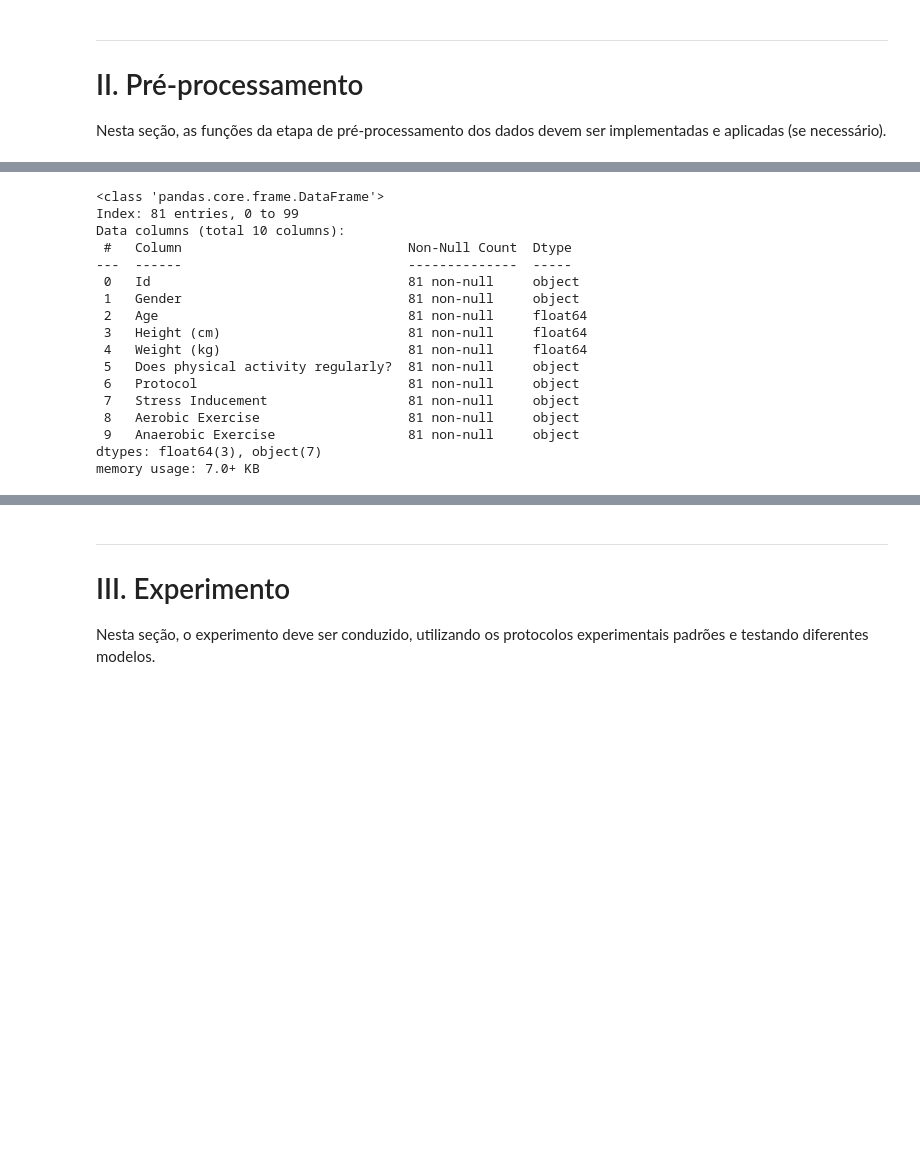
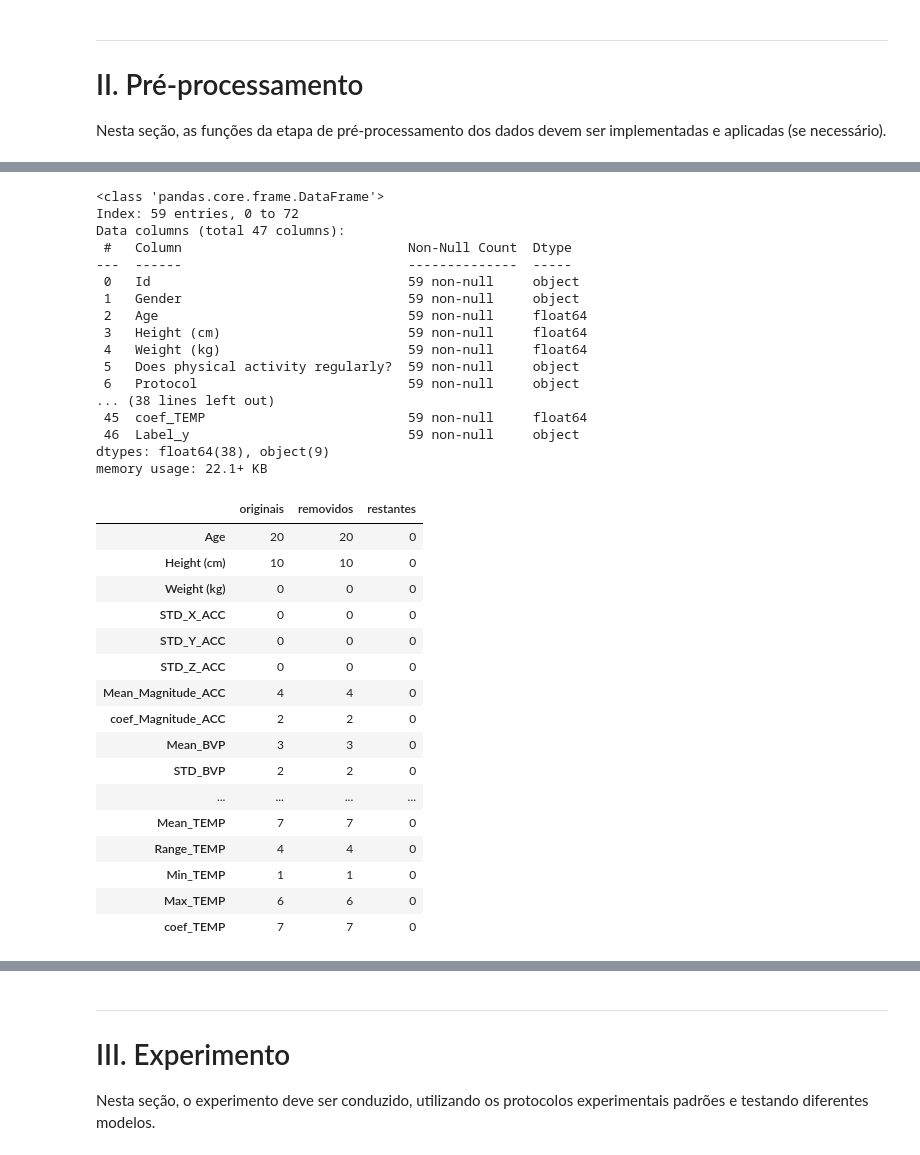
Before and after one commit to ottonifel/PROJETO_ML_FelipeOttoni_LeticiaAlmeida, a Jupyter notebook: main.ipynb, the cells around one changed output, grey strips where cells are left out. Cells and saved outputs as stored; diff of their text form; code cells hidden in the pictures; blank space fills up the shorter version.

Commit message:
pre-processamento de dados inicial (integração, interpretação da análise exploratória, limpezas básicas)

```diff
--- a/main.ipynb
+++ b/main.ipynb
@@ -387,0 +435,15 @@ Nesta seção, as funções da etapa de pré-processamento dos dados devem ser i
+# %%
+# Junção de df_users_info com df_sensors
+# df_inicial = df_users_info.merge(df_sensors, on="Id", how="right")  # ficou decidido retirar os atributos de df_users info
+df_inicial = df_sensors
+display(df_inicial.head(n=10))
+print("\nInfo:")
+df_inicial.info()
+print("\nDescribe (métricas):")
+print(df_inicial.describe())
+print("\nShape:")
+print(df_inicial.shape)
+print("\nQuantidade Valores Nulos:")
+print(df_inicial.isnull().sum())
+print("\nLinhas Duplicadas:")
+print(df_inicial.duplicated().sum())
@@ -388,26 +486,49 @@ Nesta seção, as funções da etapa de pré-processamento dos dados devem ser i
 # %%
-from scripts import clean_users_info
+from scripts import clean_users_info, removeOutliers, check_remove_outlier
 
-# Limpa o DataFrame de informações dos usuários removendo casos inválidos/nulos por cálculos de média
-df_users_info_clean = clean_users_info(df_users_info)
+# Limpeza: Nulos e inválidos --> limpa o DataFrame removendo casos inválidos/nulos ou substituindo por cálculos de média
+df_inicial_clean = clean_users_info(df_inicial)
 
 # visualização
-df_users_info_clean.info()
+df_inicial_clean.info()
+
+# Limpeza: Remoção Outliers
+df_inicial_clean_outliers = removeOutliers(df_inicial_clean)
+dict_outliers_check =check_remove_outlier(df_inicial_clean, df_inicial_clean_outliers)
+df_relatorio_outliers = pd.DataFrame.from_dict(dict_outliers_check, orient='index')
+display(df_relatorio_outliers)
 # %% [output]
 <class 'pandas.core.frame.DataFrame'>
-Index: 81 entries, 0 to 99
-Data columns (total 10 columns):
+Index: 59 entries, 0 to 72
+Data columns (total 47 columns):
  #   Column                             Non-Null Count  Dtype
 ---  ------                             --------------  -----
- 0   Id                                 81 non-null     object
- 1   Gender                             81 non-null     object
- 2   Age                                81 non-null     float64
- 3   Height (cm)                        81 non-null     float64
- 4   Weight (kg)                        81 non-null     float64
- 5   Does physical activity regularly?  81 non-null     object
- 6   Protocol                           81 non-null     object
- 7   Stress Inducement                  81 non-null     object
- 8   Aerobic Exercise                   81 non-null     object
- 9   Anaerobic Exercise                 81 non-null     object
-dtypes: float64(3), object(7)
-memory usage: 7.0+ KB
+ 0   Id                                 59 non-null     object
+ 1   Gender                             59 non-null     object
+ 2   Age                                59 non-null     float64
+ 3   Height (cm)                        59 non-null     float64
+ 4   Weight (kg)                        59 non-null     float64
+ 5   Does physical activity regularly?  59 non-null     object
+ 6   Protocol                           59 non-null     object
+... (38 lines left out)
+ 45  coef_TEMP                          59 non-null     float64
+ 46  Label_y                            59 non-null     object
+dtypes: float64(38), object(9)
+memory usage: 22.1+ KB
+|  | originais | removidos | restantes |
+| Age | 20 | 20 | 0 |
+| Height (cm) | 10 | 10 | 0 |
+| Weight (kg) | 0 | 0 | 0 |
+| STD_X_ACC | 0 | 0 | 0 |
+| STD_Y_ACC | 0 | 0 | 0 |
+| STD_Z_ACC | 0 | 0 | 0 |
+| Mean_Magnitude_ACC | 4 | 4 | 0 |
+| coef_Magnitude_ACC | 2 | 2 | 0 |
+| Mean_BVP | 3 | 3 | 0 |
+| STD_BVP | 2 | 2 | 0 |
+| ... | ... | ... | ... |
+| Mean_TEMP | 7 | 7 | 0 |
+| Range_TEMP | 4 | 4 | 0 |
+| Min_TEMP | 1 | 1 | 0 |
+| Max_TEMP | 6 | 6 | 0 |
+| coef_TEMP | 7 | 7 | 0 |
```
Also changed, not shown: parts of 13 cells of this notebook, 3 other files.
